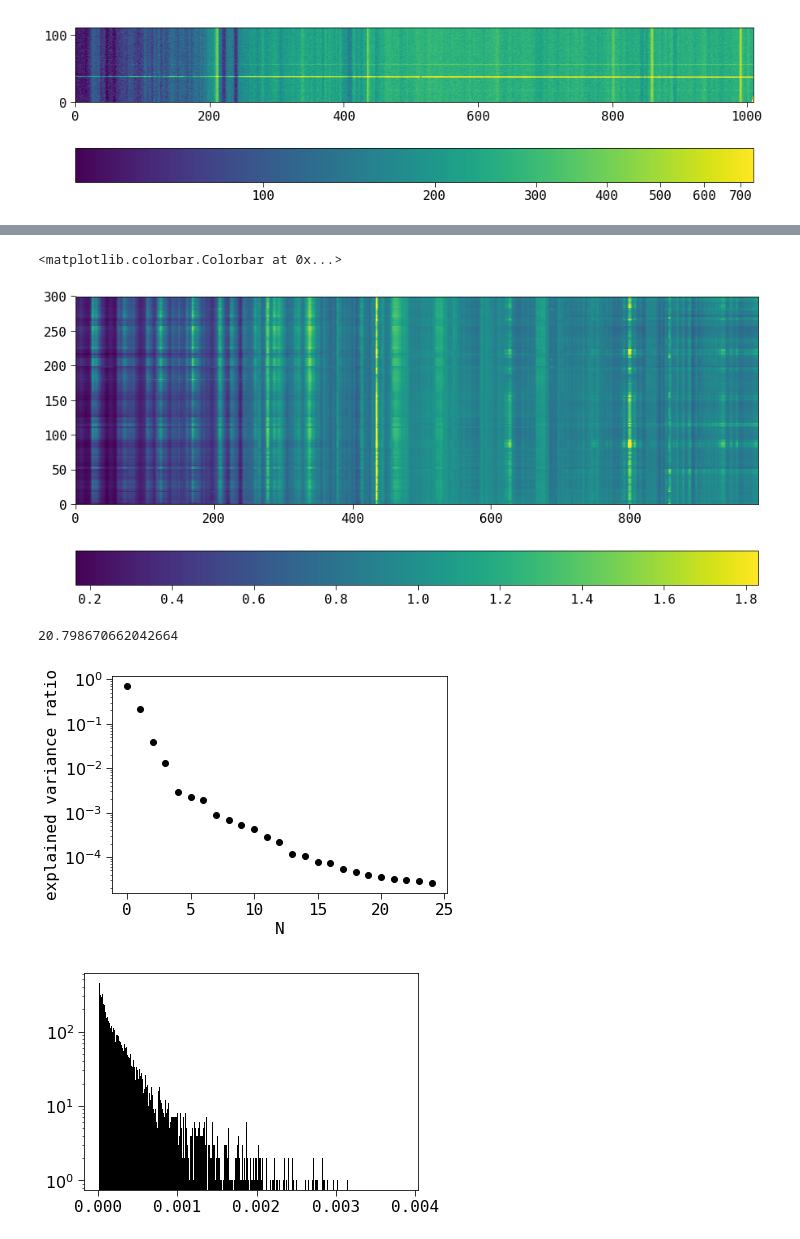
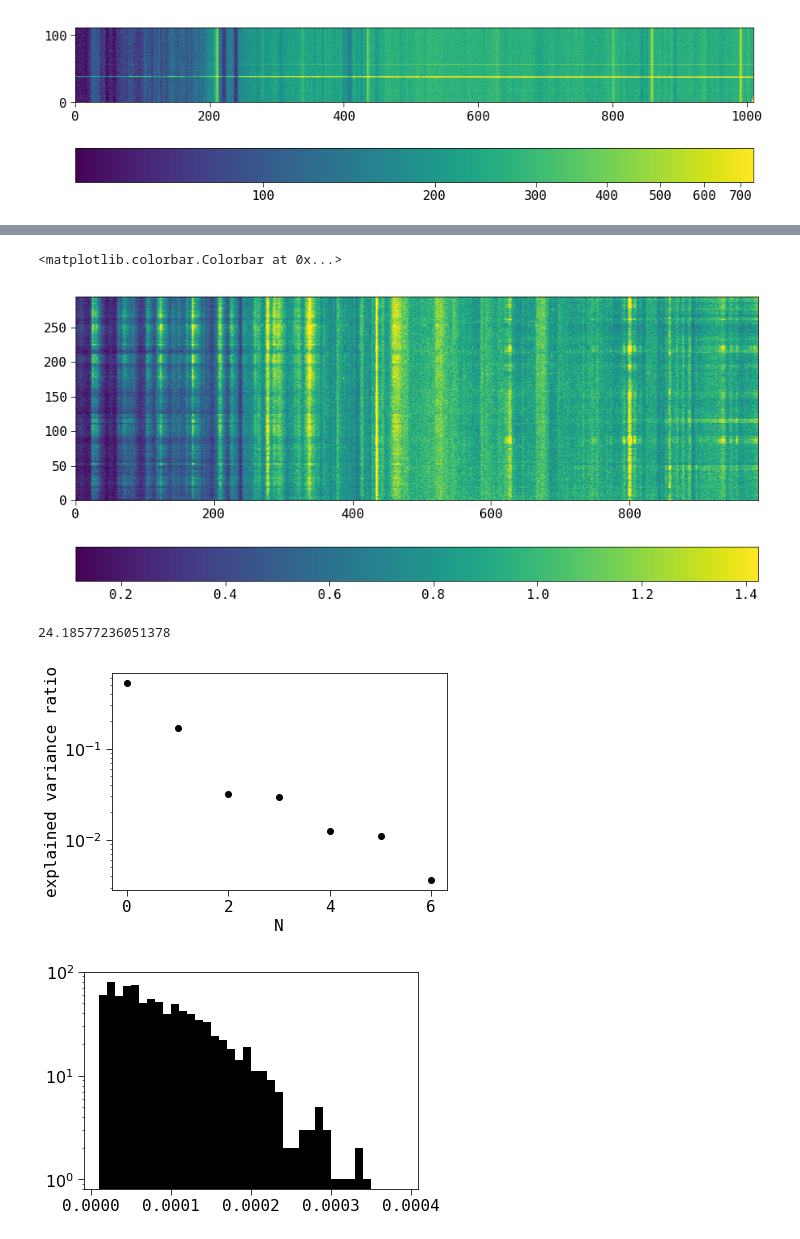
Before and after one commit to mxhf/xpca, a Jupyter notebook: pca_sky1_usespectra.ipynb, the cells around one changed output, grey strips where cells are left out. Cells and saved outputs as stored; diff of their text form; code cells hidden in the pictures.

Commit message:
Added trendanalysis, updated plotting. Some first attempts to use single fiber spectra.

```diff
--- a/pca_sky1_usespectra.ipynb
+++ b/pca_sky1_usespectra.ipynb
@@ -98,7 +98,8 @@ fig.colorbar(im, orientation='horizontal')
 # %%
 # A generically stands for the data that we use as input for the sky reconstruction.
 # here it is ALL fibers in ifu IFU and amp AMP
-XA = np.array( [ biweight_location( skys[(IFU, AMP)][k], axis=0 )  for k in skys[(IFU, AMP)] ] )
+#XA = np.array( [ biweight_location( skys[(IFU, AMP)][k], axis=0 )  for k in skys[(IFU, AMP)] ] )
+XA = np.array( [skys[(IFU, AMP)][k][FIBER] for k in skys[(IFU, AMP)] ] )
 
 # B generically stands for the spactuem for which we want to reconstruc the sky from the PCA components.
 # Here we select fiber 75 in IFU 022 and lower left amp (LL).
@@ -165,7 +166,7 @@ im = ax.imshow(image, origin='lower', norm=norm)
 fig.colorbar(im, orientation='horizontal')
 # %% [output]
 <matplotlib.colorbar.Colorbar at 0x...>
-[figure, old version]
+[figure, new version]
 # %%
 # finally really apply the filter
 XAcut = XAcut[jj*kk]
@@ -203,20 +204,20 @@ XBmean = XBcut - MB
 # %%
 np.std(XAmean)
 # %% [output]
-20.798670662042664
+24.18577236051378
 # %%
 # Plot to help estimate the number of required PCA components.
 # variance vs. number of components.
 
-n_components = 25
+n_components = 7
 pcaA = PCA(n_components=n_components)
 pcaA.fit(XAmean)
 plt.plot(pcaA.explained_variance_ratio_, 'o')
 plt.xlabel("N")
 plt.ylabel("explained variance ratio")
 plt.yscale('log')
 # %% [output]
-[figure, old version]
+[figure, new version]
 # %%
 # project pca componets onto
 # mean shifted input spectra
@@ -238,7 +239,7 @@ dd = np.abs( rcA - pcaA.components_).flatten()
 __ = plt.hist(np.abs( rcA - pcaA.components_).flatten()  , bins=np.arange( dd.min() ,dd.max() , 1e-5)[1:] )
 plt.yscale("log")
 # %% [output]
-[figure, old version]
+[figure, new version]
 # %%
 # the othogonality plot
 if True:
```
Also changed, not shown: parts of 8 cells of this notebook, 1 other file.
